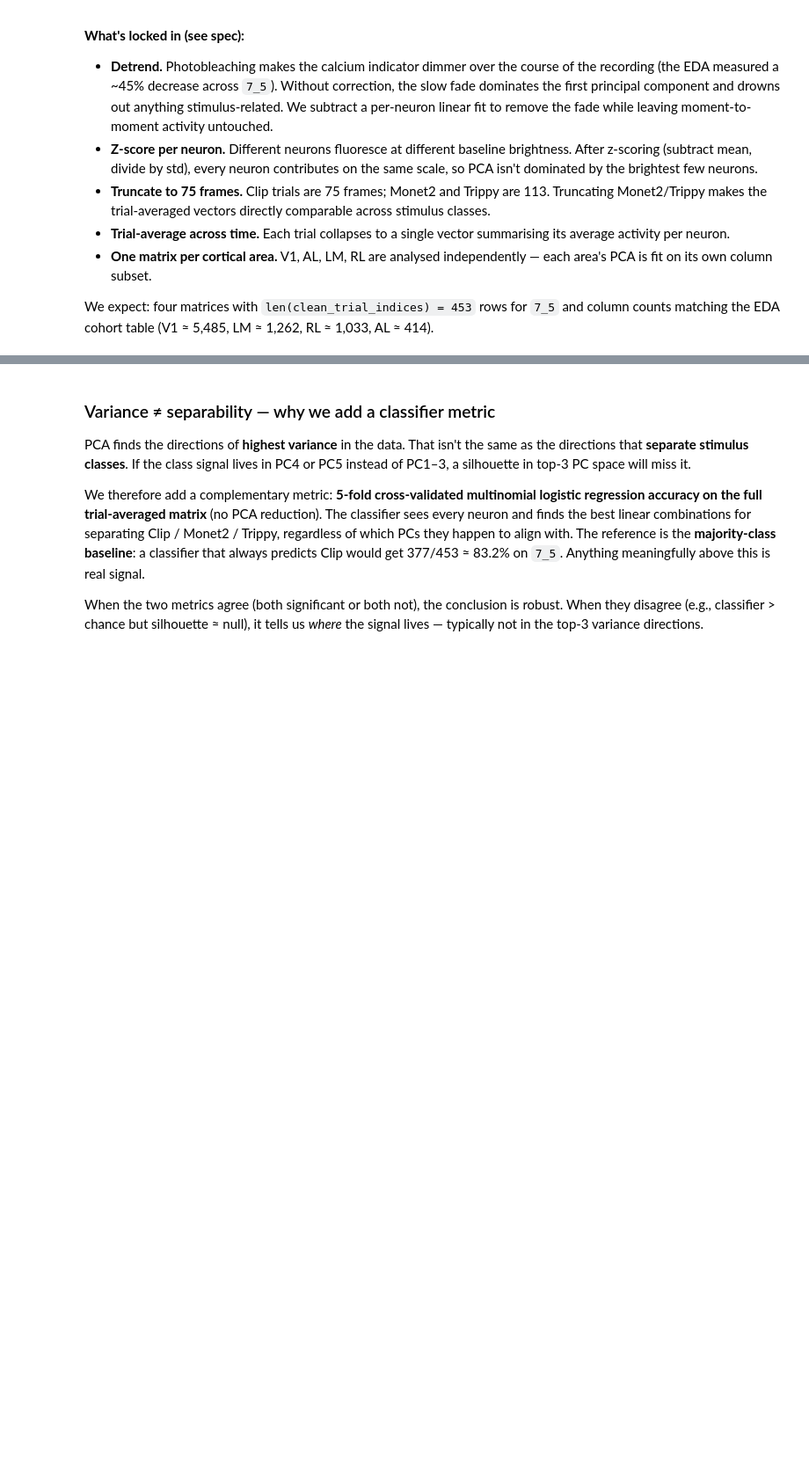
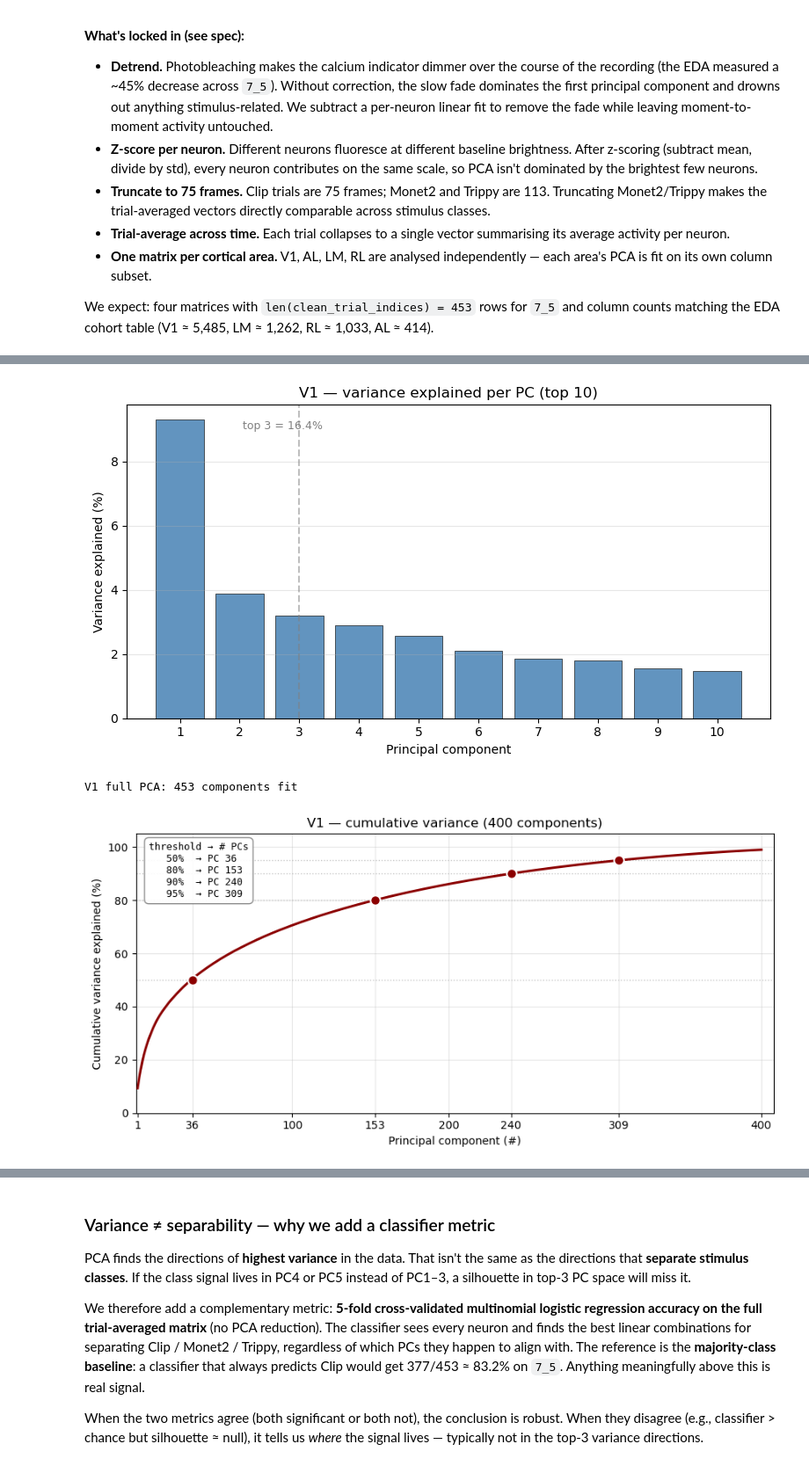
Before and after one commit to federicoscaffidi/lowdim-neuron-dynamics, a Jupyter notebook: option2_pca.ipynb, the cells around one changed output, grey strips where cells are left out. Shown at 88% size. Saved outputs shown, nothing was run; the diff lists cells and outputs as text; code cells hidden in the pictures; blank space fills up the shorter version.

Commit message:
finalize PCA notebook: interpretation paragraphs, scree-vs-cumulative split, end-to-end outputs

```diff
--- a/option2_pca.ipynb
+++ b/option2_pca.ipynb
@@ -179,10 +214,28 @@ plt.show()
 # %%
-# Scree plot.
+# Variance explained per PC — the elbow plot.
 fig, ax = plt.subplots(figsize=(8, 4.5))
-pca_utils.plot_scree(pca_V1, area_name="V1", n_show=20, ax=ax)
+pca_utils.plot_scree(pca_V1, area_name="V1", n_show=400, ax=ax)
 fig.tight_layout()
 fig.savefig(FIGURES_DIR / "2_pca_v1_scree.png", dpi=150)
 plt.show()
+
+# Cumulative variance — fit a separate PCA with ALL components so we can see
+# the curve climb to 100% and read off the PC at which each variance threshold
+# is reached. (The primary `pca_V1` only retains the top-10 PCs needed for the
+# downstream scatters and silhouette; here we want the full picture.)
+from sklearn.decomposition import PCA as _PCA
+pca_V1_full = _PCA(whiten=False, random_state=RANDOM_SEED).fit(per_area["V1"])
+print(f"V1 full PCA: {len(pca_V1_full.explained_variance_ratio_)} components fit")
+
+fig, ax = plt.subplots(figsize=(9, 4.5))
+pca_utils.plot_cumulative_variance(pca_V1_full, area_name="V1", ax=ax, n_show=400)
+fig.tight_layout()
+fig.savefig(FIGURES_DIR / "2_pca_v1_cumulative.png", dpi=150)
+plt.show()
+# %% [output]
+[figure, added]
+V1 full PCA: 453 components fit
+[figure, added]
 # %%
 # 3-D Plotly scatter (interactive; saved to HTML for the oral presentation).
 fig3d_v1 = pca_utils.plot_pca_3d_plotly(
```
Also changed, not shown: parts of 36 cells of this notebook, 10 other files.
